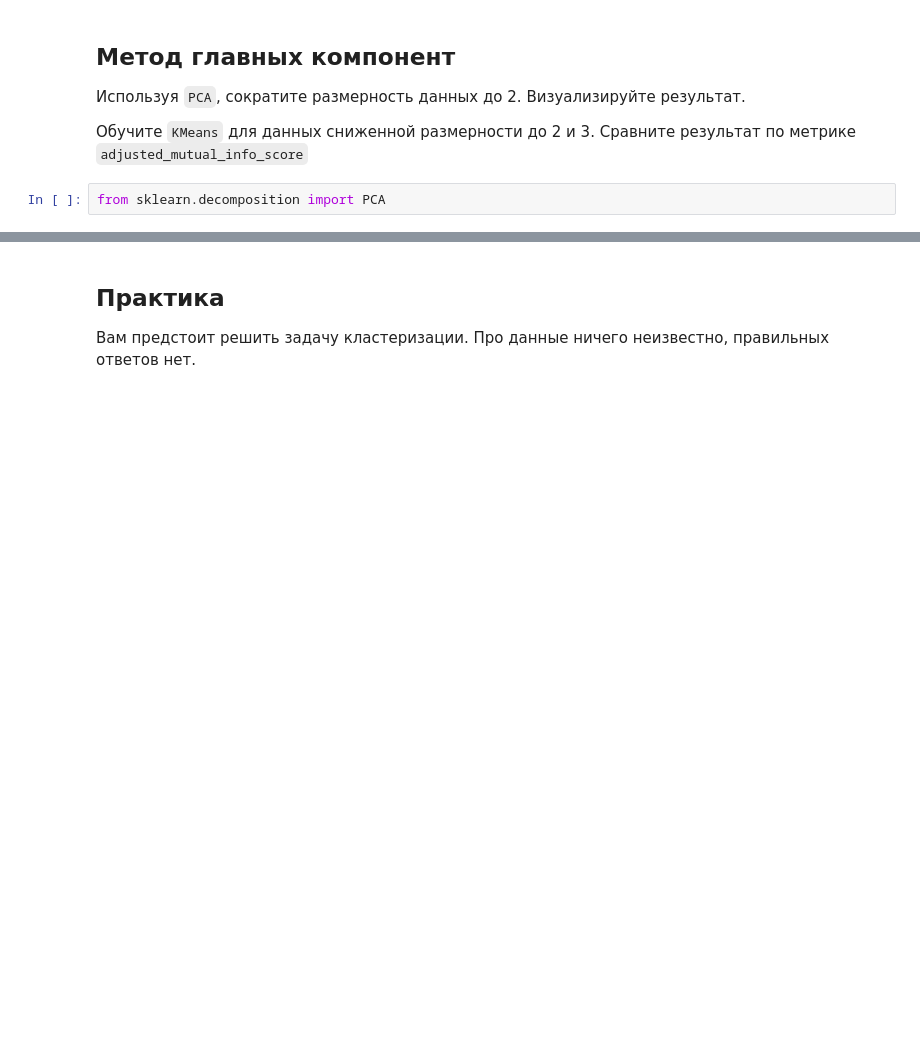
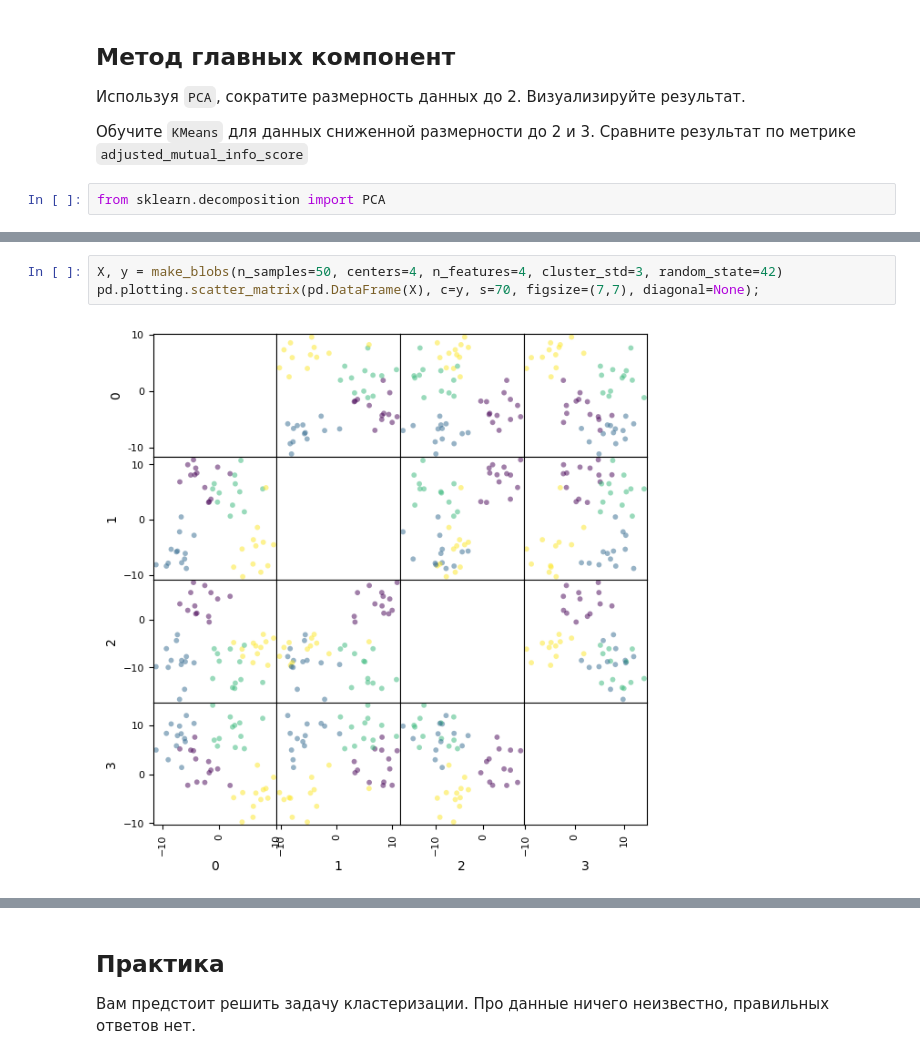
Before and after one commit to potopinc/colab, a Jupyter notebook: ML_13_14.ipynb, the cells around one changed output, grey strips where cells are left out. Drawn from its saved outputs; the diff is of its cells as text; blank space fills up the shorter version.

```diff
--- a/ML_13_14.ipynb
+++ b/ML_13_14.ipynb
@@ -218,0 +224,5 @@ from sklearn.decomposition import PCA
+# %%
+X, y = make_blobs(n_samples=50, centers=4, n_features=4, cluster_std=3, random_state=42)
+pd.plotting.scatter_matrix(pd.DataFrame(X), c=y, s=70, figsize=(7,7), diagonal=None);
+# %% [output]
+[figure, added]
```
Also changed, not shown: parts of 15 cells of this notebook.
